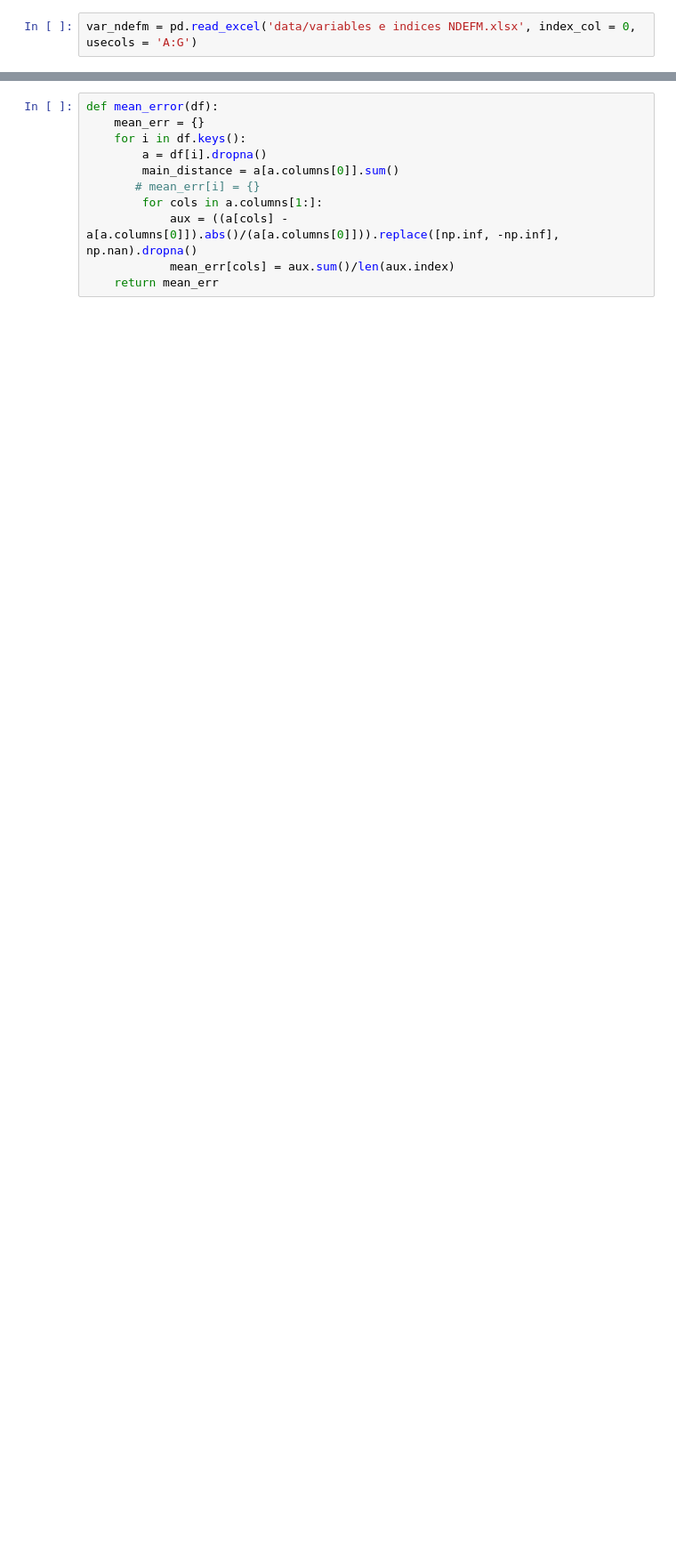
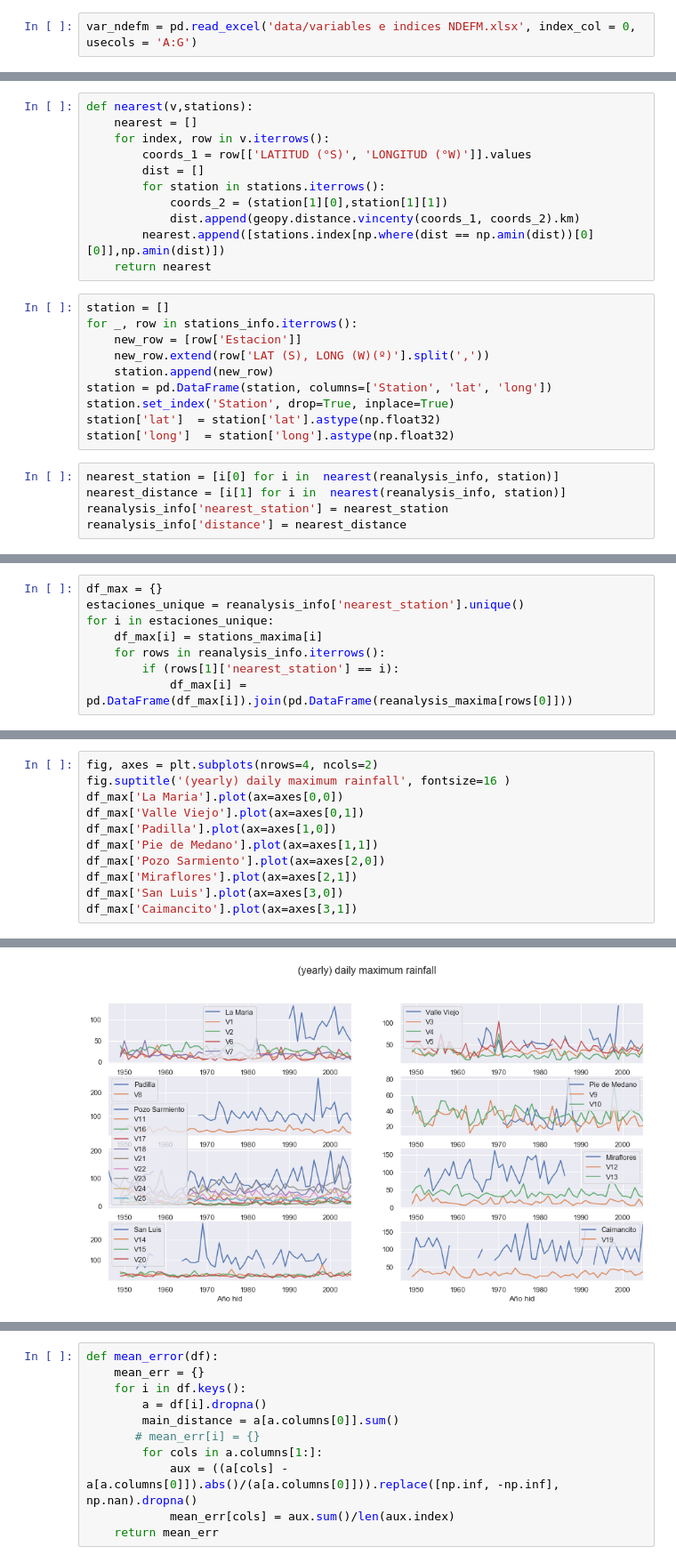
Before and after one commit to lambdaclass/finance_playground, a Jupyter notebook: notebooks/metadata-2020/rain-forecast/model_analysis.ipynb, the cells around one changed output, grey strips where cells are left out. Shown at 89% size. Drawn from its saved outputs; the diff is of its cells as text; blank space fills up the shorter version.

```diff
--- a/notebooks/metadata-2020/rain-forecast/model_analysis.ipynb
+++ b/notebooks/metadata-2020/rain-forecast/model_analysis.ipynb
@@ -260,0 +47,26 @@ a la estación más cercana, para ver alguna relación entre la lejanía con el
+# %%
+def nearest(v,stations):
+    nearest = []
+    for index, row in v.iterrows():
+        coords_1 = row[['LATITUD (°S)', 'LONGITUD (°W)']].values
+        dist = []
+        for station in stations.iterrows():
+            coords_2 = (station[1][0],station[1][1])
+            dist.append(geopy.distance.vincenty(coords_1, coords_2).km)
+        nearest.append([stations.index[np.where(dist == np.amin(dist))[0][0]],np.amin(dist)])
+    return nearest
+# %%
+station = []
+for _, row in stations_info.iterrows():
+    new_row = [row['Estacion']]
+    new_row.extend(row['LAT (S), LONG (W)(º)'].split(','))
+    station.append(new_row)
+station = pd.DataFrame(station, columns=['Station', 'lat', 'long'])
+station.set_index('Station', drop=True, inplace=True)
+station['lat']  = station['lat'].astype(np.float32)
+station['long']  = station['long'].astype(np.float32)
+# %%
+nearest_station = [i[0] for i in  nearest(reanalysis_info, station)]
+nearest_distance = [i[1] for i in  nearest(reanalysis_info, station)]
+reanalysis_info['nearest_station'] = nearest_station
+reanalysis_info['distance'] = nearest_distance
@@ -260,0 +96,8 @@ a la estación más cercana, para ver alguna relación entre la lejanía con el
+# %%
+df_max = {}
+estaciones_unique = reanalysis_info['nearest_station'].unique()
+for i in estaciones_unique:
+    df_max[i] = stations_maxima[i]
+    for rows in reanalysis_info.iterrows():
+        if (rows[1]['nearest_station'] == i):
+            df_max[i] = pd.DataFrame(df_max[i]).join(pd.DataFrame(reanalysis_maxima[rows[0]]))
@@ -260,0 +120,12 @@ a la estación más cercana, para ver alguna relación entre la lejanía con el
+# %%
+fig, axes = plt.subplots(nrows=4, ncols=2)
+fig.suptitle('(yearly) daily maximum rainfall', fontsize=16 )
+df_max['La Maria'].plot(ax=axes[0,0])
+df_max['Valle Viejo'].plot(ax=axes[0,1])
+df_max['Padilla'].plot(ax=axes[1,0])
+df_max['Pie de Medano'].plot(ax=axes[1,1])
+df_max['Pozo Sarmiento'].plot(ax=axes[2,0])
+df_max['Miraflores'].plot(ax=axes[2,1])
+df_max['San Luis'].plot(ax=axes[3,0])
+df_max['Caimancito'].plot(ax=axes[3,1])
+# %% [output]
@@ -260,0 +133 @@ a la estación más cercana, para ver alguna relación entre la lejanía con el
+[figure, added]
```
Also changed, not shown: parts of 134 cells of this notebook.
